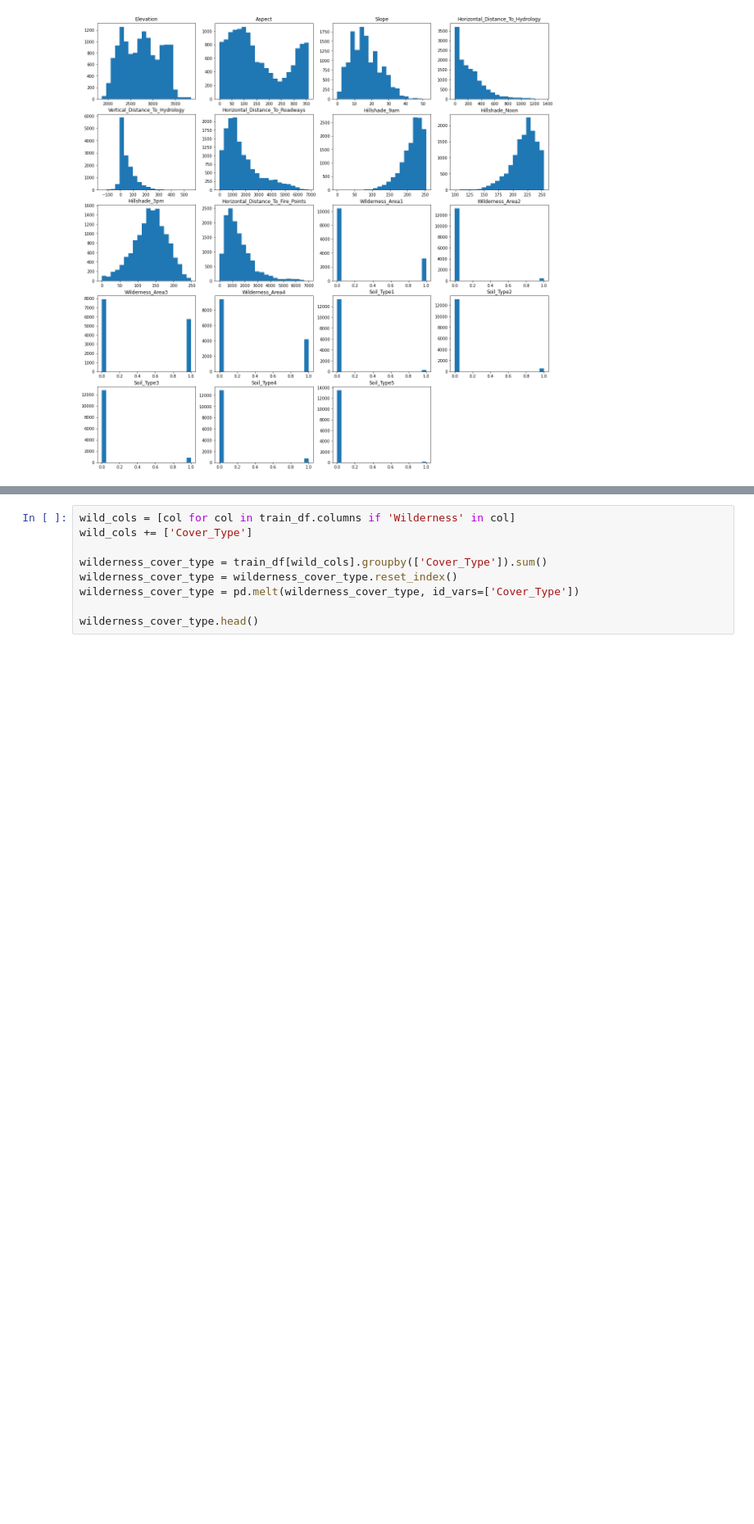
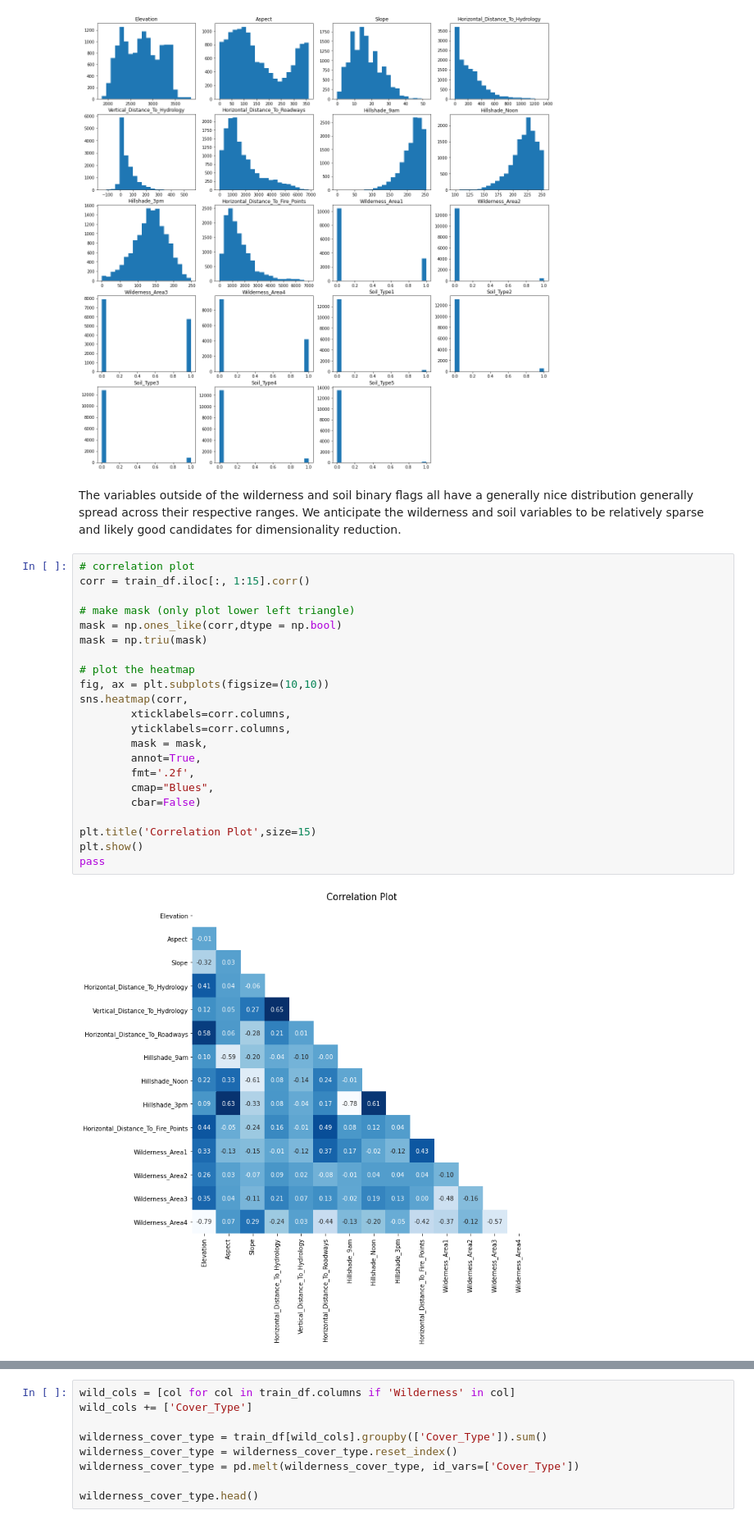
Before and after one commit to sams-data/mids-w207_9_sp22_forest_cover_classification, a Jupyter notebook: Submissions/bridwell_carmeli_hand_stephens_final_project.ipynb, the cells around one changed output, grey strips where cells are left out. Shown at 82% size. Drawn from its saved outputs; the diff is of its cells as text; blank space fills up the shorter version.

Commit message:
finalize boxplots and additional EDA annotations

```diff
--- a/Submissions/bridwell_carmeli_hand_stephens_final_project.ipynb
+++ b/Submissions/bridwell_carmeli_hand_stephens_final_project.ipynb
@@ -268,3 +225,29 @@ for feature in range(1, 20): #train_data.shape[1]
     plt.title(feature_cols[feature])
 # %% [output]
 [figure]
+# %% [markdown]
+The variables outside of the wilderness and soil binary flags all have a generally nice distribution generally spread across their respective ranges. We anticipate the wilderness and soil variables to be relatively sparse and likely good candidates for dimensionality reduction.
+# %%
+# correlation plot
+corr = train_df.iloc[:, 1:15].corr()
+
+# make mask (only plot lower left triangle)
+mask = np.ones_like(corr,dtype = np.bool)
+mask = np.triu(mask)
+
+# plot the heatmap
+fig, ax = plt.subplots(figsize=(10,10))
+sns.heatmap(corr,
+        xticklabels=corr.columns,
+        yticklabels=corr.columns,
+        mask = mask,
+        annot=True,
+        fmt='.2f',
+        cmap="Blues",
+        cbar=False)
+
+plt.title('Correlation Plot',size=15)
+plt.show()
+pass
+# %% [output]
+[figure, added]
```
Also changed, not shown: parts of 5 cells of this notebook.
